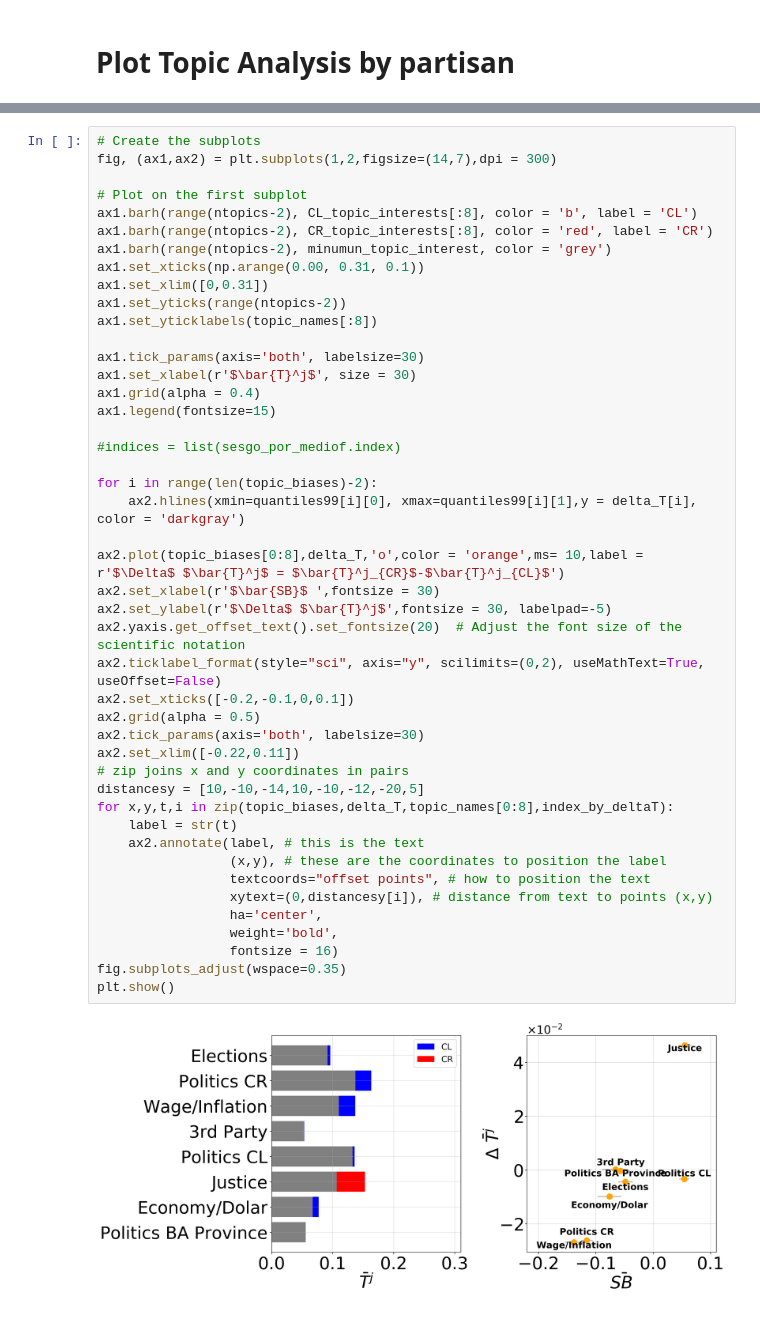
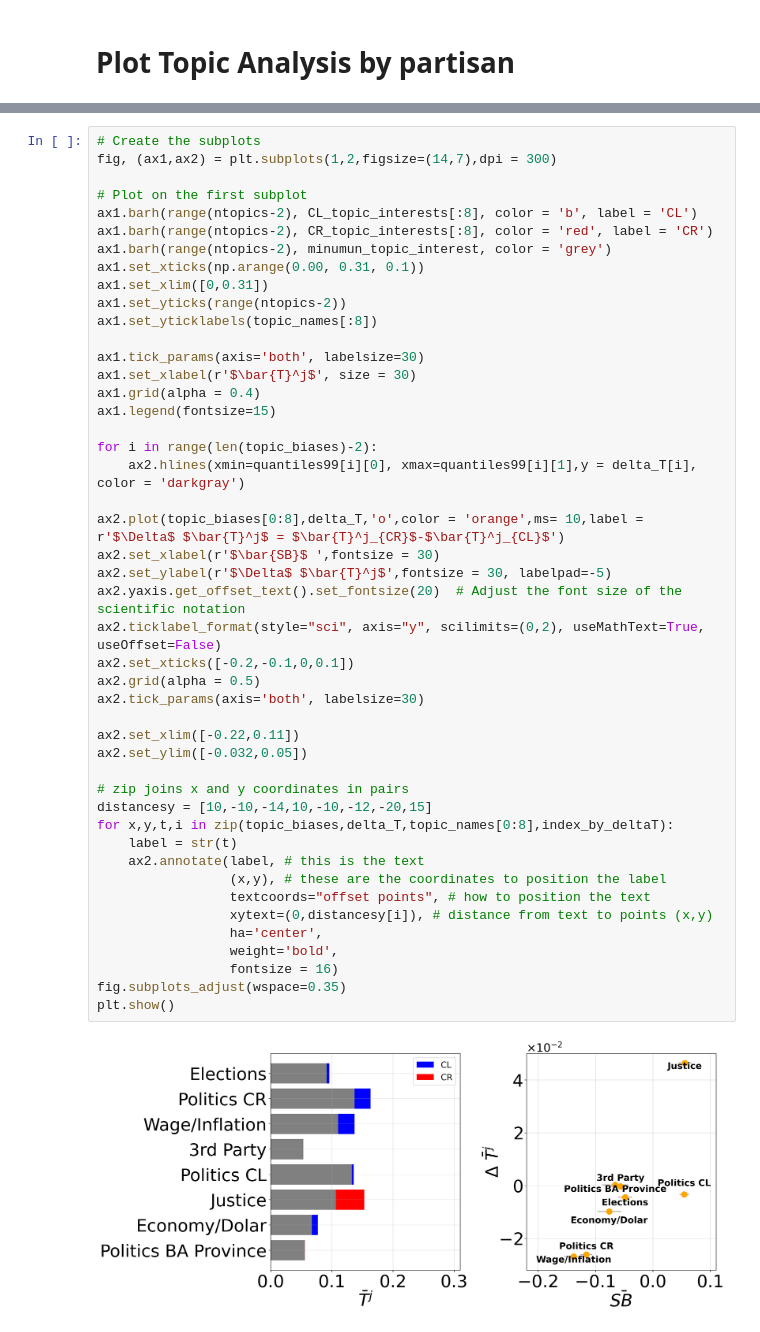
Before and after one commit to spinto88/SocialMediaBiasAndPolarization, a Jupyter notebook: TopicAnalysisByPartisans.ipynb, the cells around one changed output, grey strips where cells are left out. Drawn from its saved outputs; the diff is of its cells as text.

```diff
--- a/TopicAnalysisByPartisans.ipynb
+++ b/TopicAnalysisByPartisans.ipynb
@@ -93,35 +89,36 @@ ax1.set_yticklabels(topic_names[:8])
 ax1.tick_params(axis='both', labelsize=30)
 ax1.set_xlabel(r'$\bar{T}^j$', size = 30)
 ax1.grid(alpha = 0.4)
 ax1.legend(fontsize=15)
 
-#indices = list(sesgo_por_mediof.index)
-
 for i in range(len(topic_biases)-2):
     ax2.hlines(xmin=quantiles99[i][0], xmax=quantiles99[i][1],y = delta_T[i],  color = 'darkgray')
 
 ax2.plot(topic_biases[0:8],delta_T,'o',color = 'orange',ms= 10,label = r'$\Delta$ $\bar{T}^j$ = $\bar{T}^j_{CR}$-$\bar{T}^j_{CL}$')
 ax2.set_xlabel(r'$\bar{SB}$ ',fontsize = 30)
 ax2.set_ylabel(r'$\Delta$ $\bar{T}^j$',fontsize = 30, labelpad=-5)
 ax2.yaxis.get_offset_text().set_fontsize(20)  # Adjust the font size of the scientific notation
 ax2.ticklabel_format(style="sci", axis="y", scilimits=(0,2), useMathText=True, useOffset=False)
 ax2.set_xticks([-0.2,-0.1,0,0.1])
 ax2.grid(alpha = 0.5)
 ax2.tick_params(axis='both', labelsize=30)
+
 ax2.set_xlim([-0.22,0.11])
+ax2.set_ylim([-0.032,0.05])
+
 # zip joins x and y coordinates in pairs
-distancesy = [10,-10,-14,10,-10,-12,-20,5]
+distancesy = [10,-10,-14,10,-10,-12,-20,15]
 for x,y,t,i in zip(topic_biases,delta_T,topic_names[0:8],index_by_deltaT):
     label = str(t)
     ax2.annotate(label, # this is the text
                  (x,y), # these are the coordinates to position the label
                  textcoords="offset points", # how to position the text
                  xytext=(0,distancesy[i]), # distance from text to points (x,y)
                  ha='center',
                  weight='bold',
                  fontsize = 16)
 fig.subplots_adjust(wspace=0.35)
 plt.show()
 # %% [output]
-[figure, old version]
+[figure, new version]
 # %%
```
Also changed, not shown: parts of 2 cells of this notebook.
